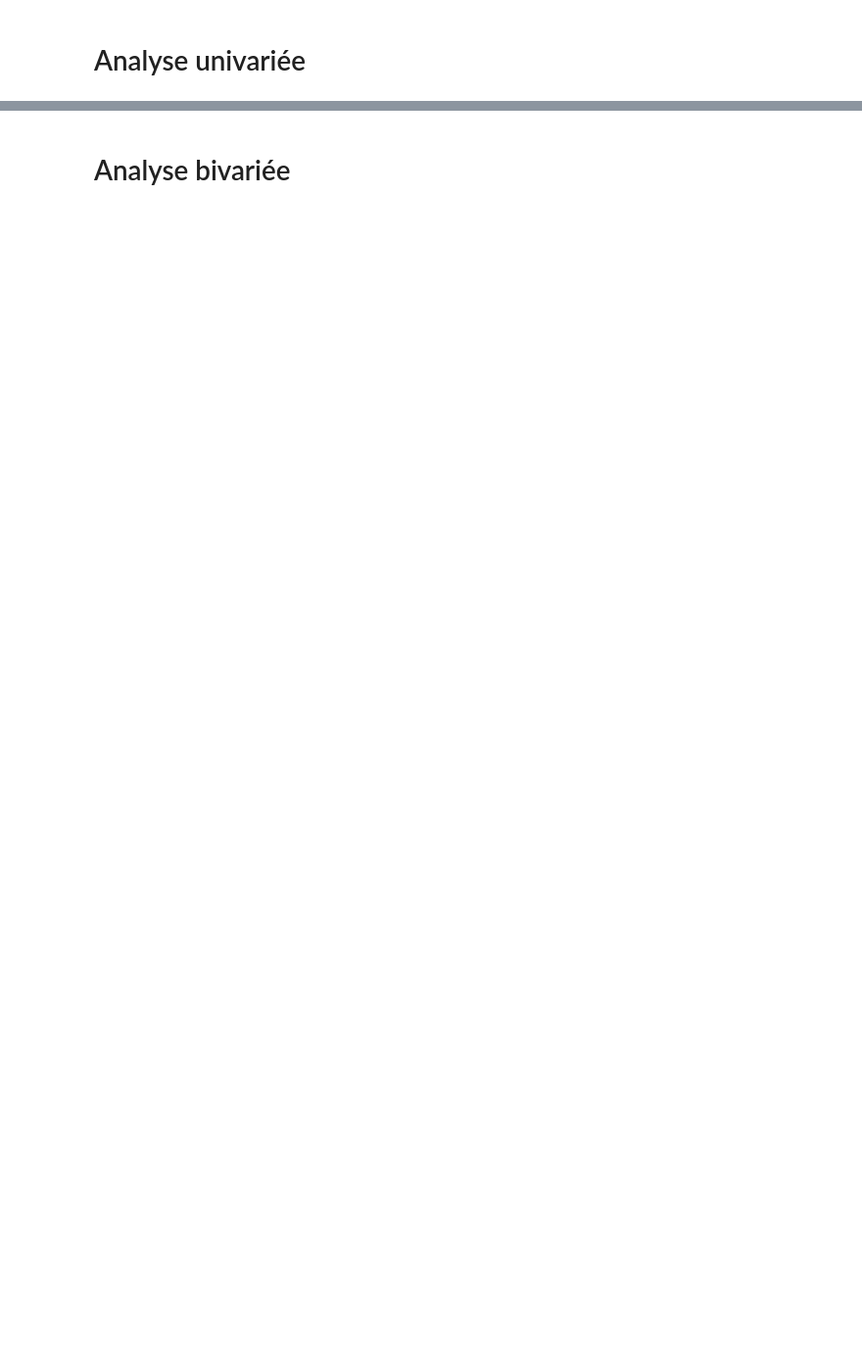
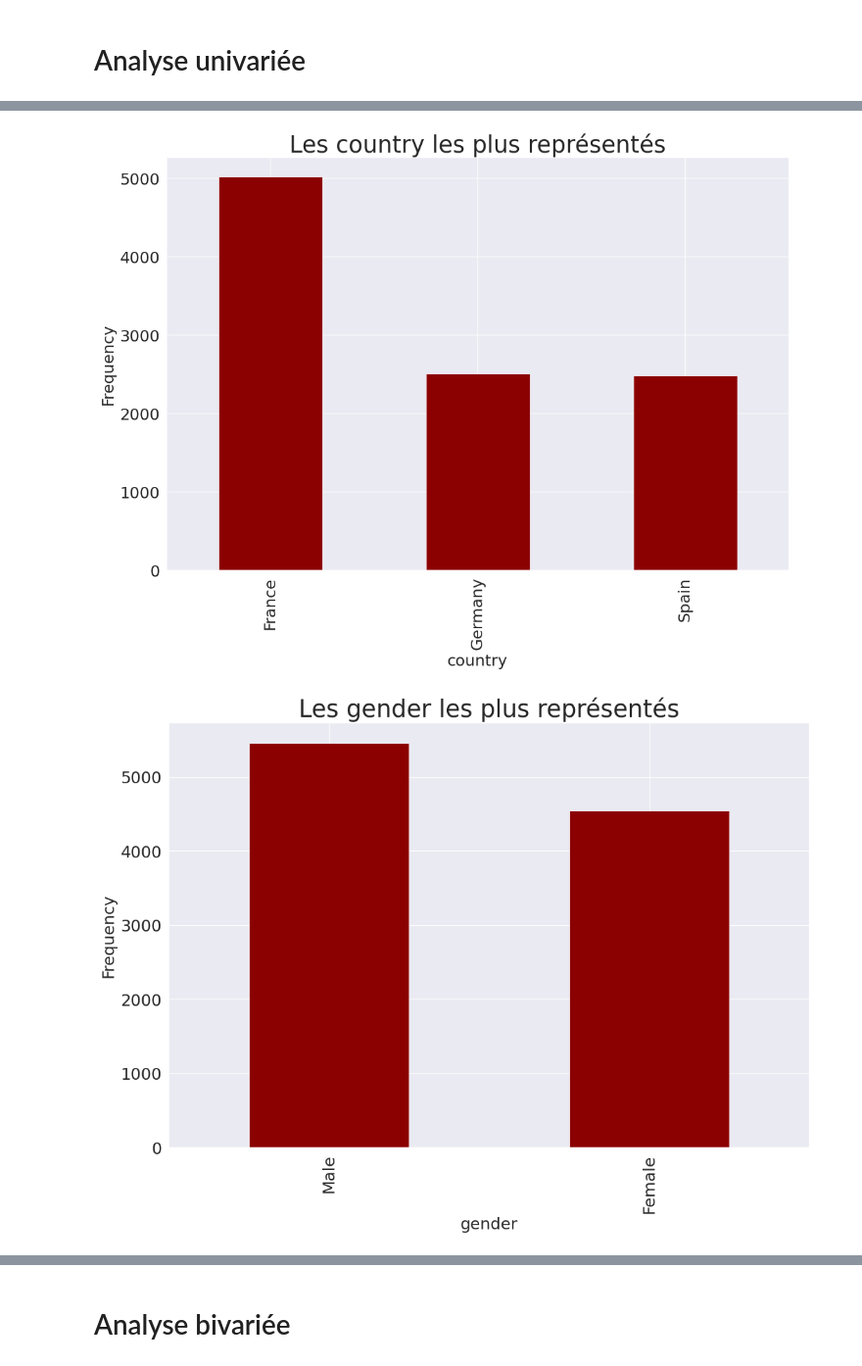
Before and after one commit to swanAI/Churn_bank_docker_pymongo, a Jupyter notebook: notebooks/Churn_analyse.ipynb, the cells around one changed output, grey strips where cells are left out. Shown at 98% size. Saved outputs shown, nothing was run; the diff lists cells and outputs as text; code cells hidden in the pictures; blank space fills up the shorter version.

```diff
--- a/notebooks/Churn_analyse.ipynb
+++ b/notebooks/Churn_analyse.ipynb
@@ -320,0 +523,7 @@ for col in li_object:
+# %%
+# afficher les variables objects avec barplot
+for col in li_cat:
+    Univariate_viz.categ_bar_plot(col)
+# %% [output]
+[figure, added]
+[figure, added]
```
Also changed, not shown: parts of 38 cells of this notebook.
